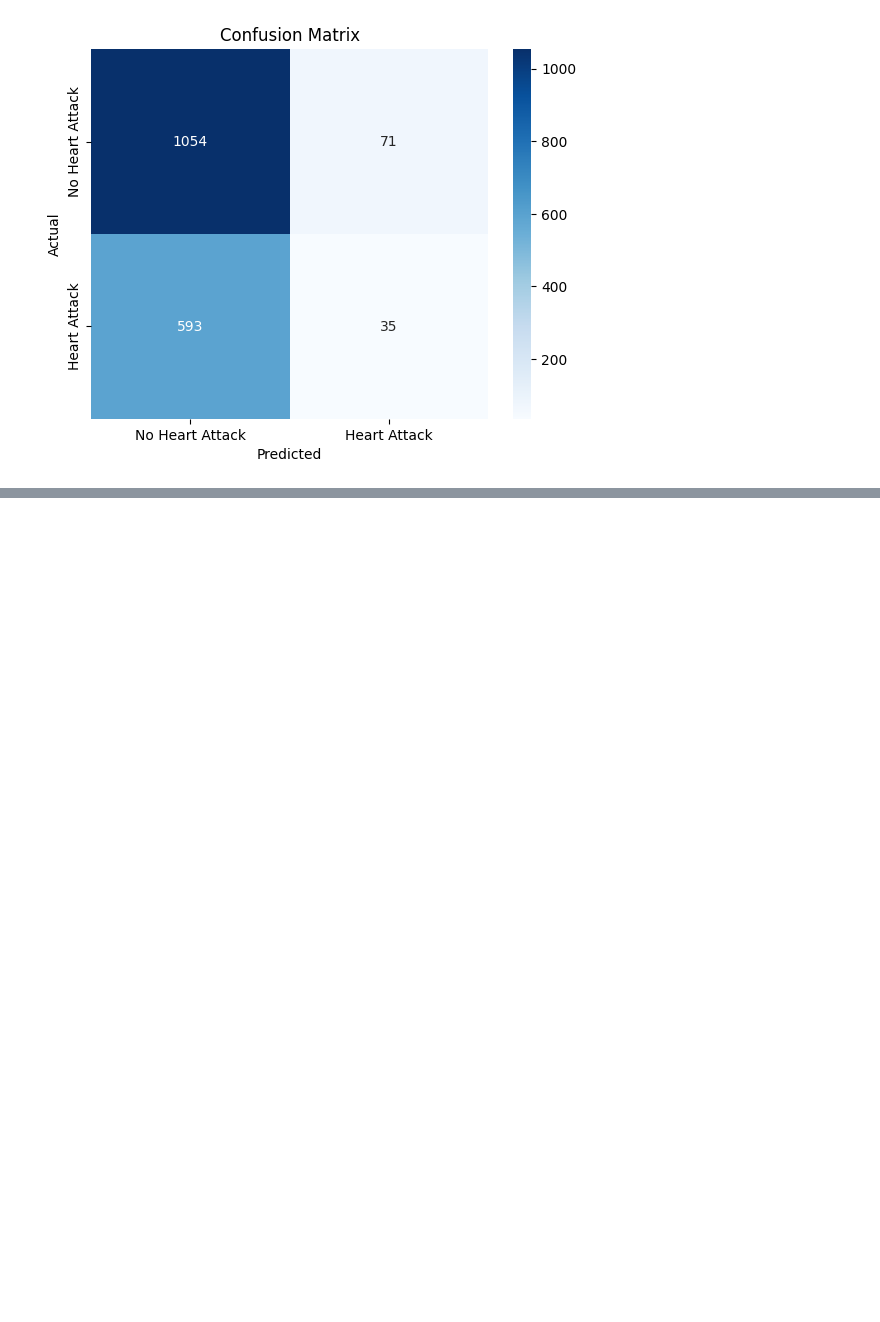
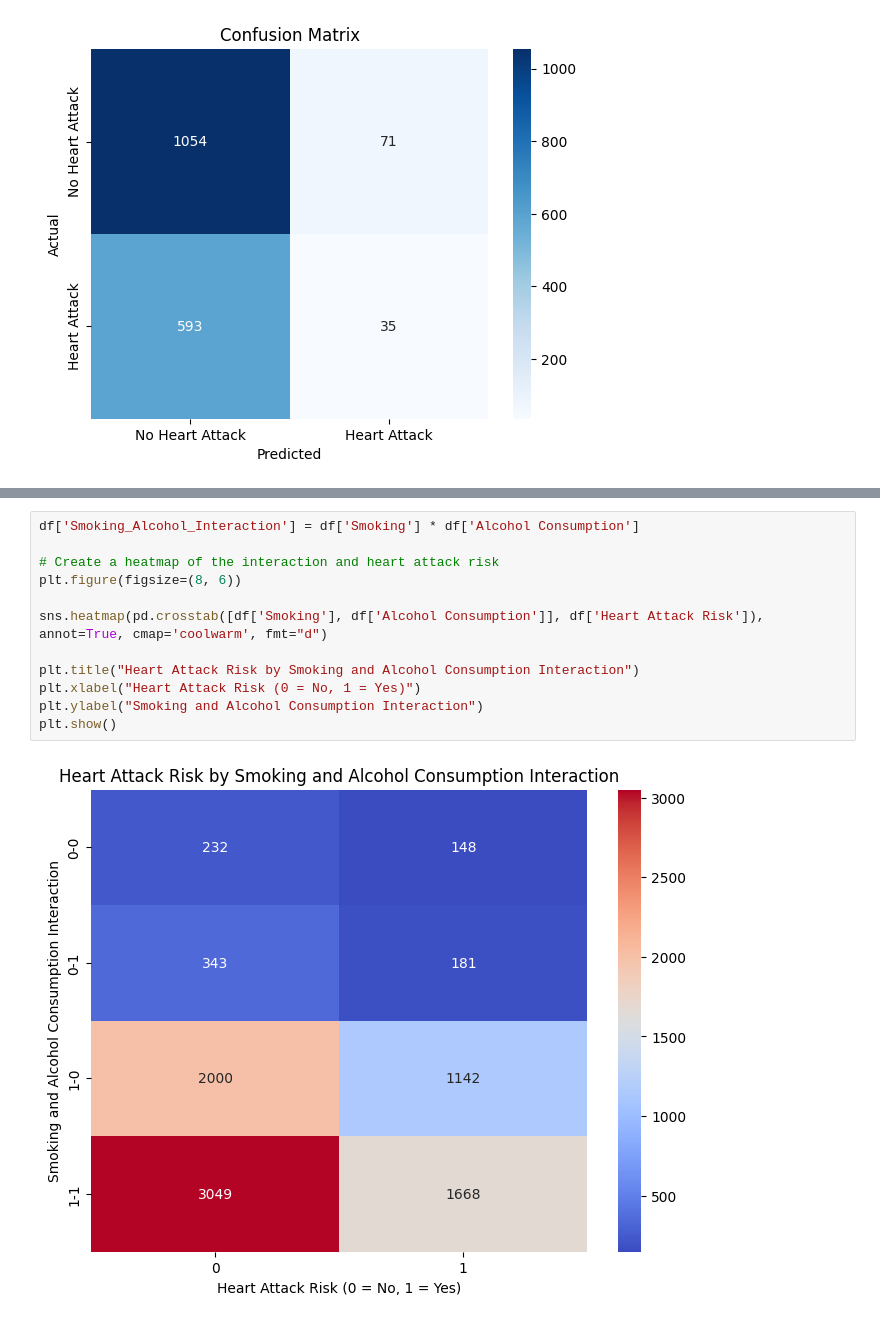
Before and after one commit to DavidOConnor1/Drug-Smoking_Prediction_Model, a Jupyter notebook: Heart_Attack_Prediction.ipynb, the cells around one changed output, grey strips where cells are left out. Saved outputs shown, nothing was run; the diff lists cells and outputs as text; blank space fills up the shorter version.

```diff
--- a/Heart_Attack_Prediction.ipynb
+++ b/Heart_Attack_Prediction.ipynb
@@ -149,0 +169,14 @@ plt.show()
+# %%
+df['Smoking_Alcohol_Interaction'] = df['Smoking'] * df['Alcohol Consumption']
+
+# Create a heatmap of the interaction and heart attack risk
+plt.figure(figsize=(8, 6))
+
+sns.heatmap(pd.crosstab([df['Smoking'], df['Alcohol Consumption']], df['Heart Attack Risk']), annot=True, cmap='coolwarm', fmt="d")
+
+plt.title("Heart Attack Risk by Smoking and Alcohol Consumption Interaction")
+plt.xlabel("Heart Attack Risk (0 = No, 1 = Yes)")
+plt.ylabel("Smoking and Alcohol Consumption Interaction")
+plt.show()
+# %% [output]
+[figure, added]
```
Also changed, not shown: parts of 1 cell of this notebook.
